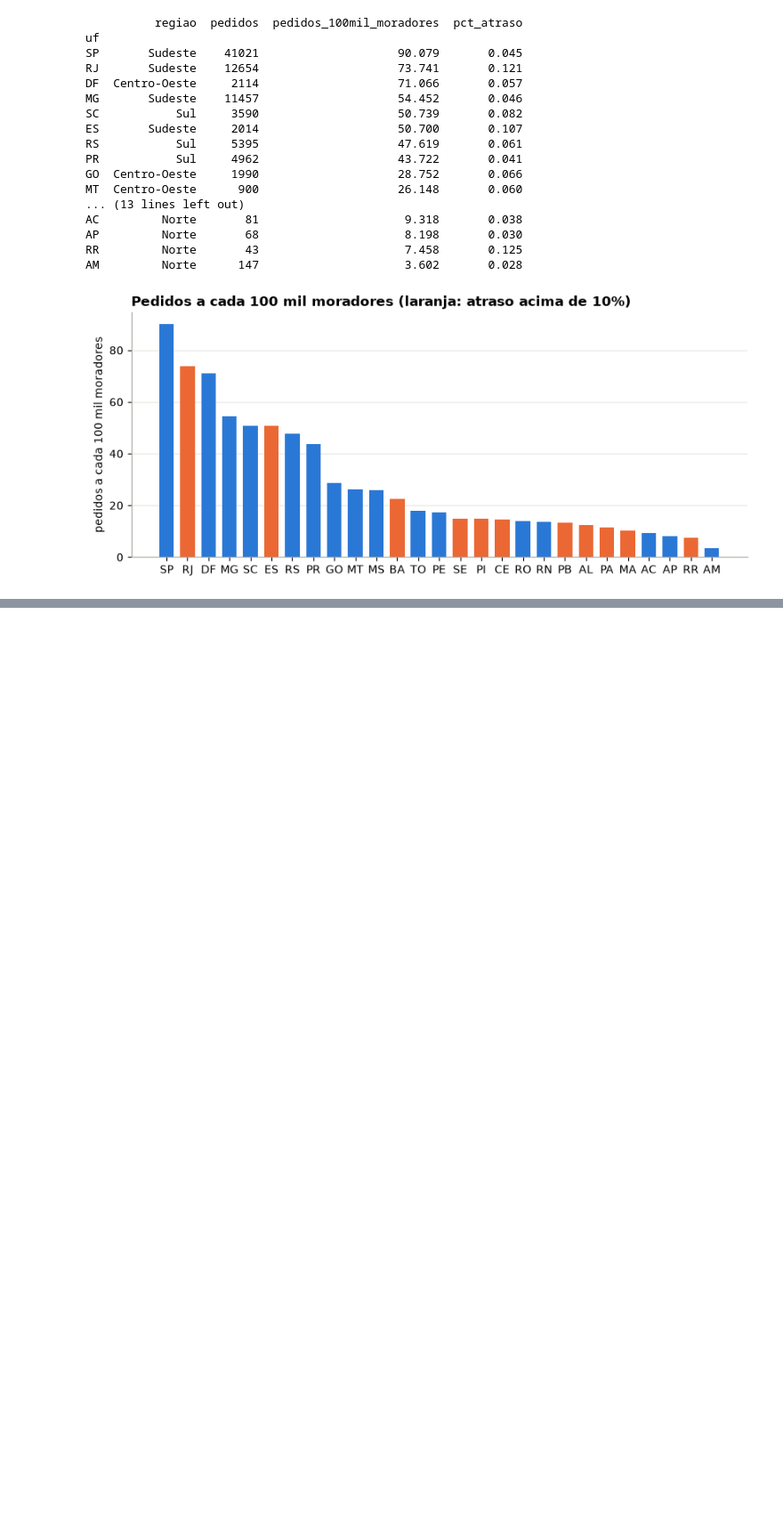
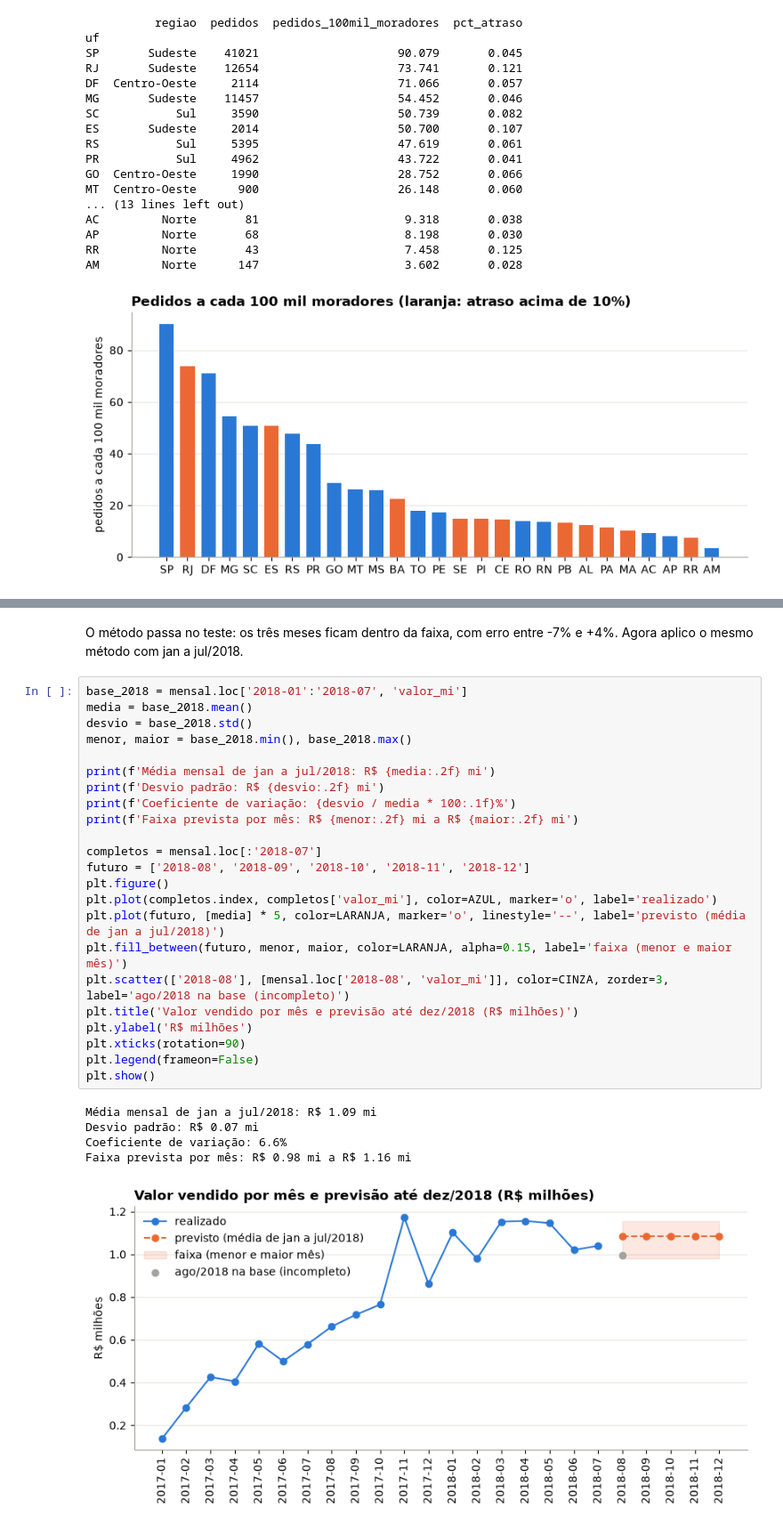
Before and after one commit to tiagolid/tech_challenge_fase_1_tiago, a Jupyter notebook: notebooks/05_espaco_para_crescer_e_previsao.ipynb, the cells around one changed output, grey strips where cells are left out. Shown at 89% size. Saved outputs shown, nothing was run; the diff lists cells and outputs as text; blank space fills up the shorter version.

Commit message:
Previsao com jan-jul/2018, agosto incompleto e ajustes de texto

```diff
--- a/notebooks/05_espaco_para_crescer_e_previsao.ipynb
+++ b/notebooks/05_espaco_para_crescer_e_previsao.ipynb
@@ -283,0 +261,31 @@ mes
+# %% [markdown]
+O método passa no teste: os três meses ficam dentro da faixa, com erro entre -7% e +4%. Agora aplico o mesmo método com jan a jul/2018.
+# %%
+base_2018 = mensal.loc['2018-01':'2018-07', 'valor_mi']
+media = base_2018.mean()
+desvio = base_2018.std()
+menor, maior = base_2018.min(), base_2018.max()
+
+print(f'Média mensal de jan a jul/2018: R$ {media:.2f} mi')
+print(f'Desvio padrão: R$ {desvio:.2f} mi')
+print(f'Coeficiente de variação: {desvio / media * 100:.1f}%')
+print(f'Faixa prevista por mês: R$ {menor:.2f} mi a R$ {maior:.2f} mi')
+
+completos = mensal.loc[:'2018-07']
+futuro = ['2018-08', '2018-09', '2018-10', '2018-11', '2018-12']
+plt.figure()
+plt.plot(completos.index, completos['valor_mi'], color=AZUL, marker='o', label='realizado')
+plt.plot(futuro, [media] * 5, color=LARANJA, marker='o', linestyle='--', label='previsto (média de jan a jul/2018)')
+plt.fill_between(futuro, menor, maior, color=LARANJA, alpha=0.15, label='faixa (menor e maior mês)')
+plt.scatter(['2018-08'], [mensal.loc['2018-08', 'valor_mi']], color=CINZA, zorder=3, label='ago/2018 na base (incompleto)')
+plt.title('Valor vendido por mês e previsão até dez/2018 (R$ milhões)')
+plt.ylabel('R$ milhões')
+plt.xticks(rotation=90)
+plt.legend(frameon=False)
+plt.show()
+# %% [output]
+Média mensal de jan a jul/2018: R$ 1.09 mi
+Desvio padrão: R$ 0.07 mi
+Coeficiente de variação: 6.6%
+Faixa prevista por mês: R$ 0.98 mi a R$ 1.16 mi
+[figure, added]
```
Also changed, not shown: parts of 29 cells of this notebook, 5 other files.
